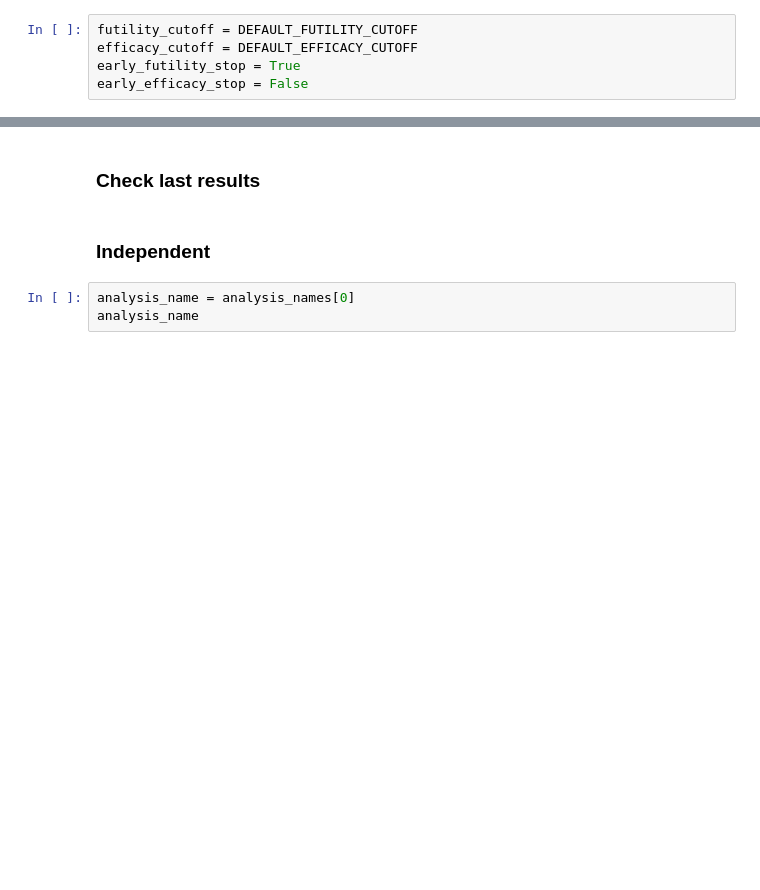
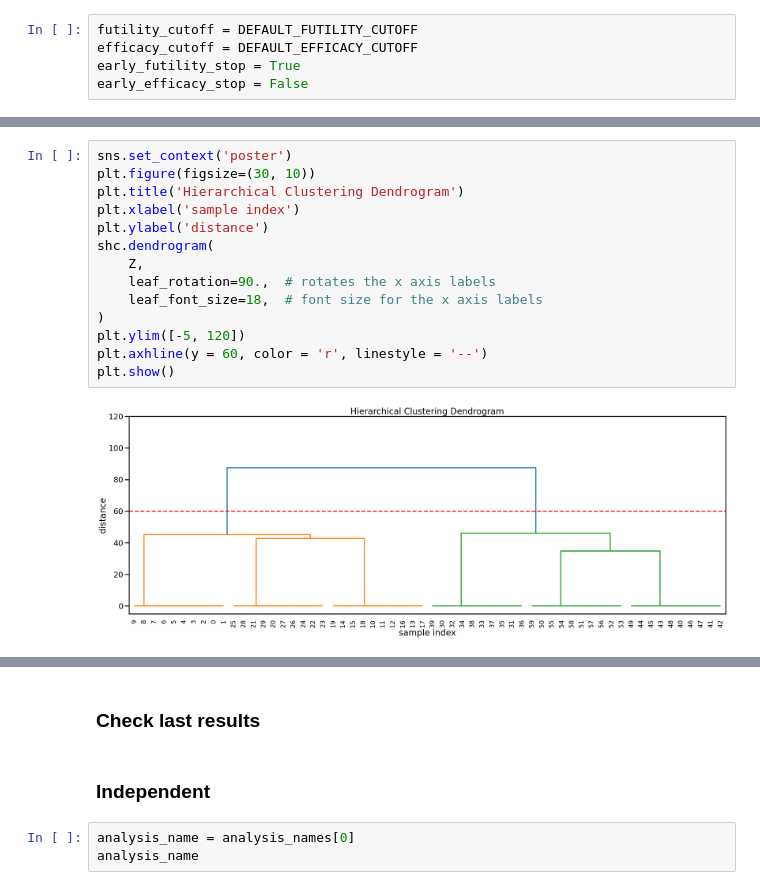
Before and after one commit to glasgowcompbio/pyBasket, a Jupyter notebook: notebooks/clustering.ipynb, the cells around one changed output, grey strips where cells are left out. Cells and saved outputs as stored; diff of their text form; blank space fills up the shorter version.

```diff
--- a/notebooks/clustering.ipynb
+++ b/notebooks/clustering.ipynb
@@ -163,0 +242,16 @@ NUTS: [tausq, theta0, e]
+# %%
+sns.set_context('poster')
+plt.figure(figsize=(30, 10))
+plt.title('Hierarchical Clustering Dendrogram')
+plt.xlabel('sample index')
+plt.ylabel('distance')
+shc.dendrogram(
+    Z,
+    leaf_rotation=90.,  # rotates the x axis labels
+    leaf_font_size=18,  # font size for the x axis labels
+)
+plt.ylim([-5, 120])
+plt.axhline(y = 60, color = 'r', linestyle = '--')
+plt.show()
+# %% [output]
+[figure, added]
```
Also changed, not shown: parts of 37 cells of this notebook, 1 other file.
